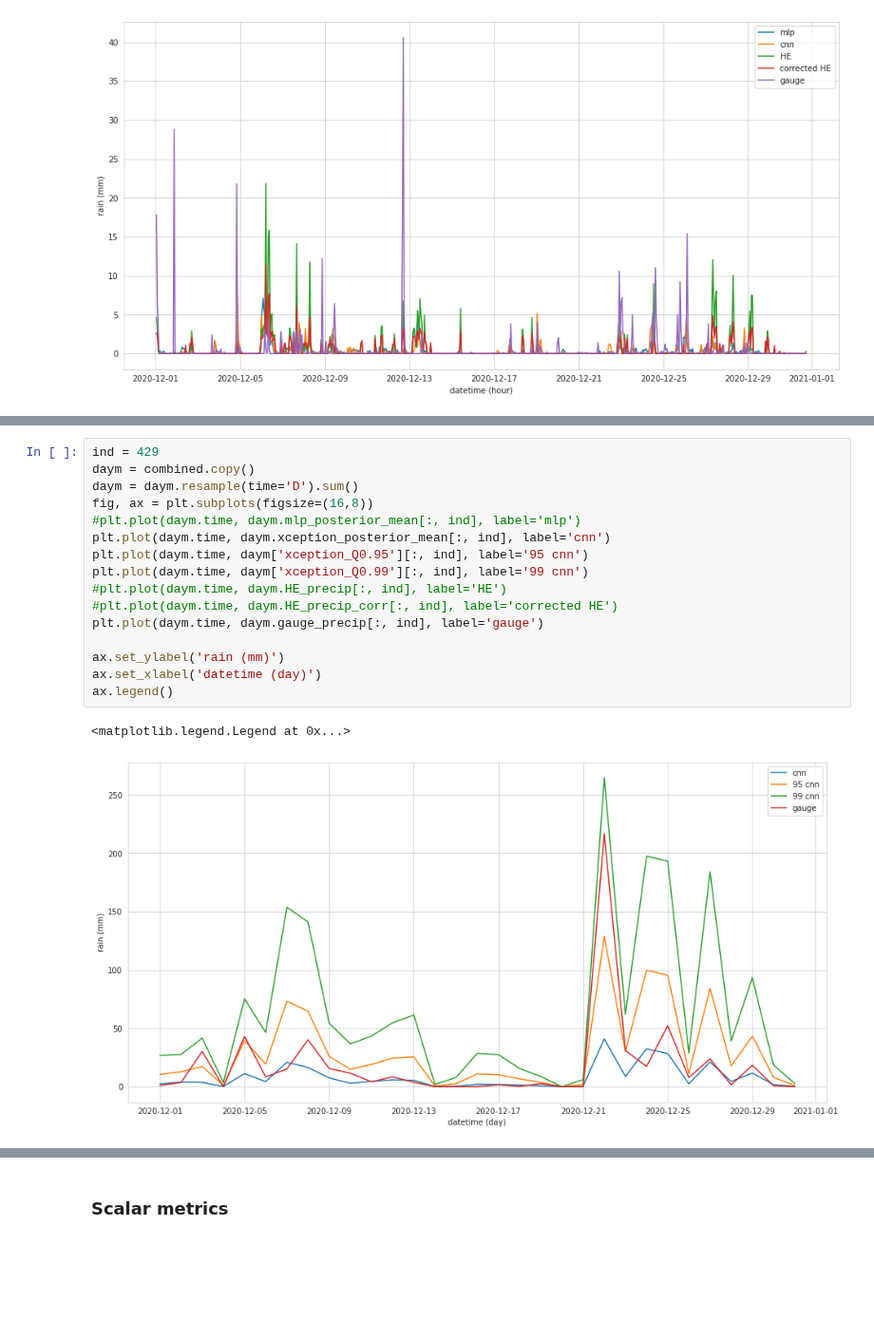
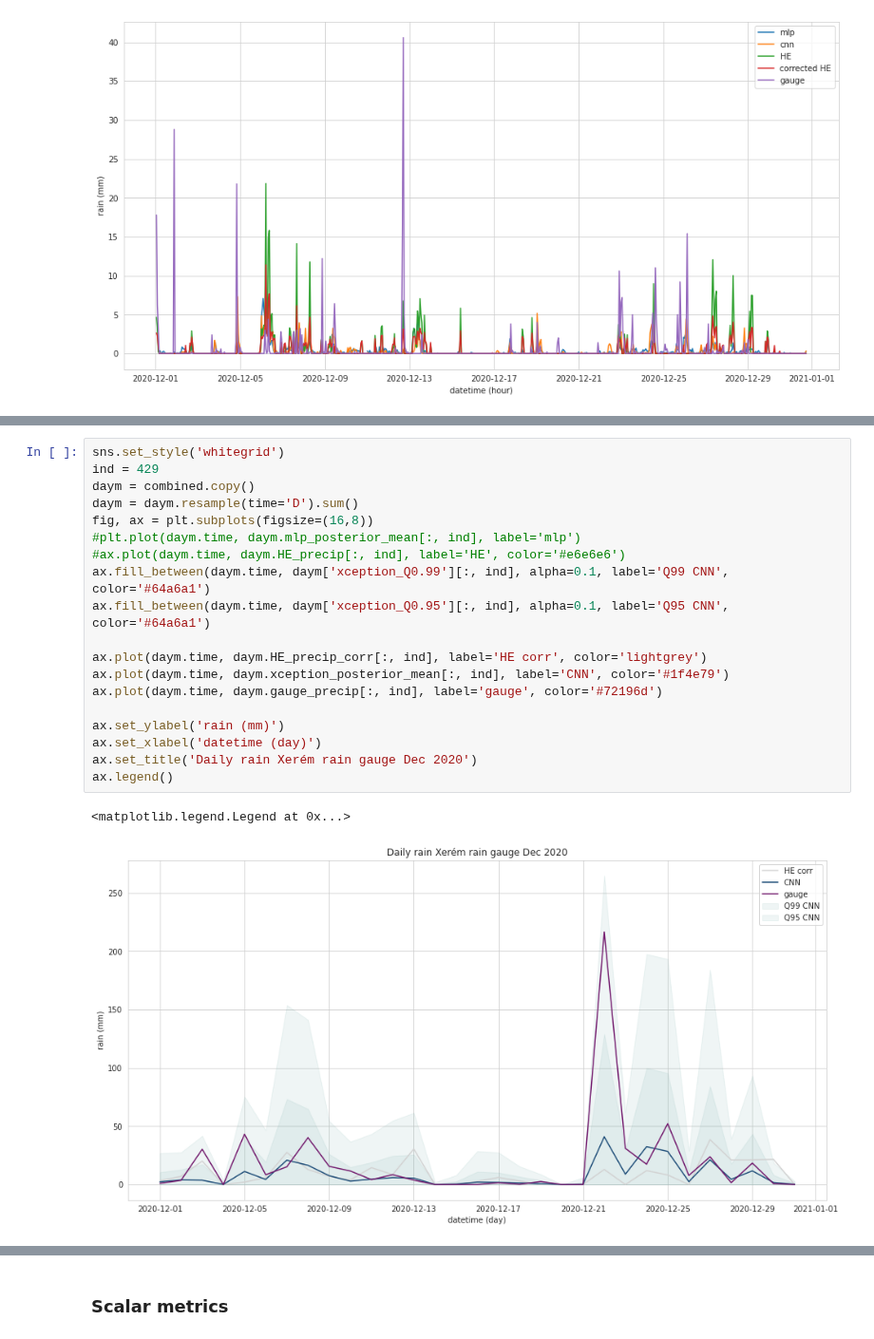
Before and after one commit to ingridingemarsson/geostat-masters-thesis, a Jupyter notebook: notebooks/compare_gauge_he_preds.ipynb, the cells around one changed output, grey strips where cells are left out. Shown at 95% size. Cells and saved outputs as stored; diff of their text form; blank space fills up the shorter version.

```diff
--- a/notebooks/compare_gauge_he_preds.ipynb
+++ b/notebooks/compare_gauge_he_preds.ipynb
@@ -92,22 +92,25 @@ plotGaugeTimeseries(180)
 # %%
+sns.set_style('whitegrid')
 ind = 429
 daym = combined.copy()
 daym = daym.resample(time='D').sum()
 fig, ax = plt.subplots(figsize=(16,8))
 #plt.plot(daym.time, daym.mlp_posterior_mean[:, ind], label='mlp')
-plt.plot(daym.time, daym.xception_posterior_mean[:, ind], label='cnn')
-plt.plot(daym.time, daym['xception_Q0.95'][:, ind], label='95 cnn')
-plt.plot(daym.time, daym['xception_Q0.99'][:, ind], label='99 cnn')
-#plt.plot(daym.time, daym.HE_precip[:, ind], label='HE')
-#plt.plot(daym.time, daym.HE_precip_corr[:, ind], label='corrected HE')
-plt.plot(daym.time, daym.gauge_precip[:, ind], label='gauge')
+#ax.plot(daym.time, daym.HE_precip[:, ind], label='HE', color='#e6e6e6')
+ax.fill_between(daym.time, daym['xception_Q0.99'][:, ind], alpha=0.1, label='Q99 CNN', color='#64a6a1')
+ax.fill_between(daym.time, daym['xception_Q0.95'][:, ind], alpha=0.1, label='Q95 CNN', color='#64a6a1')
+
+ax.plot(daym.time, daym.HE_precip_corr[:, ind], label='HE corr', color='lightgrey')
+ax.plot(daym.time, daym.xception_posterior_mean[:, ind], label='CNN', color='#1f4e79')
+ax.plot(daym.time, daym.gauge_precip[:, ind], label='gauge', color='#72196d')
 
 ax.set_ylabel('rain (mm)')
 ax.set_xlabel('datetime (day)')
+ax.set_title('Daily rain Xerém rain gauge Dec 2020')
 ax.legend()
 # %% [output]
 <matplotlib.legend.Legend at 0x...>
-[figure, old version]
+[figure, new version]
 # %%
 hje = combined.copy()
 hje = hje.mean(dim='time')
```
Also changed, not shown: parts of 34 cells of this notebook.
